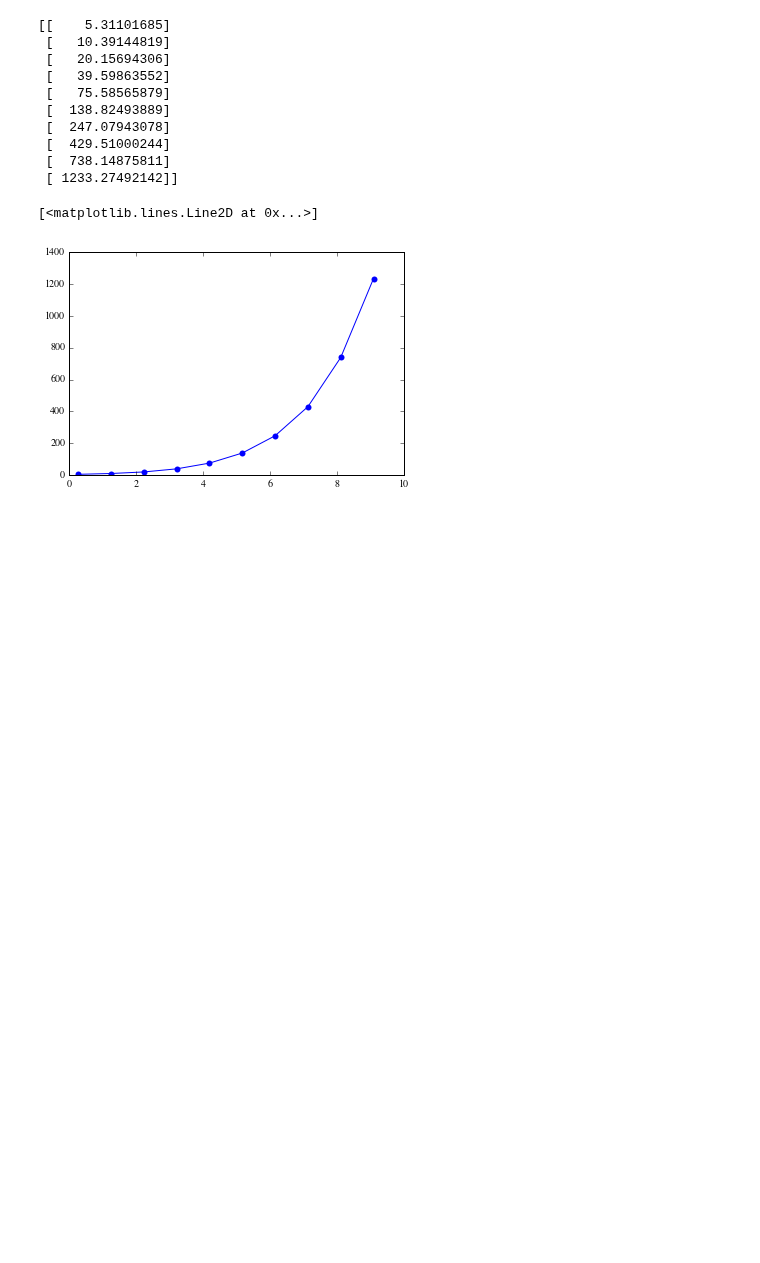
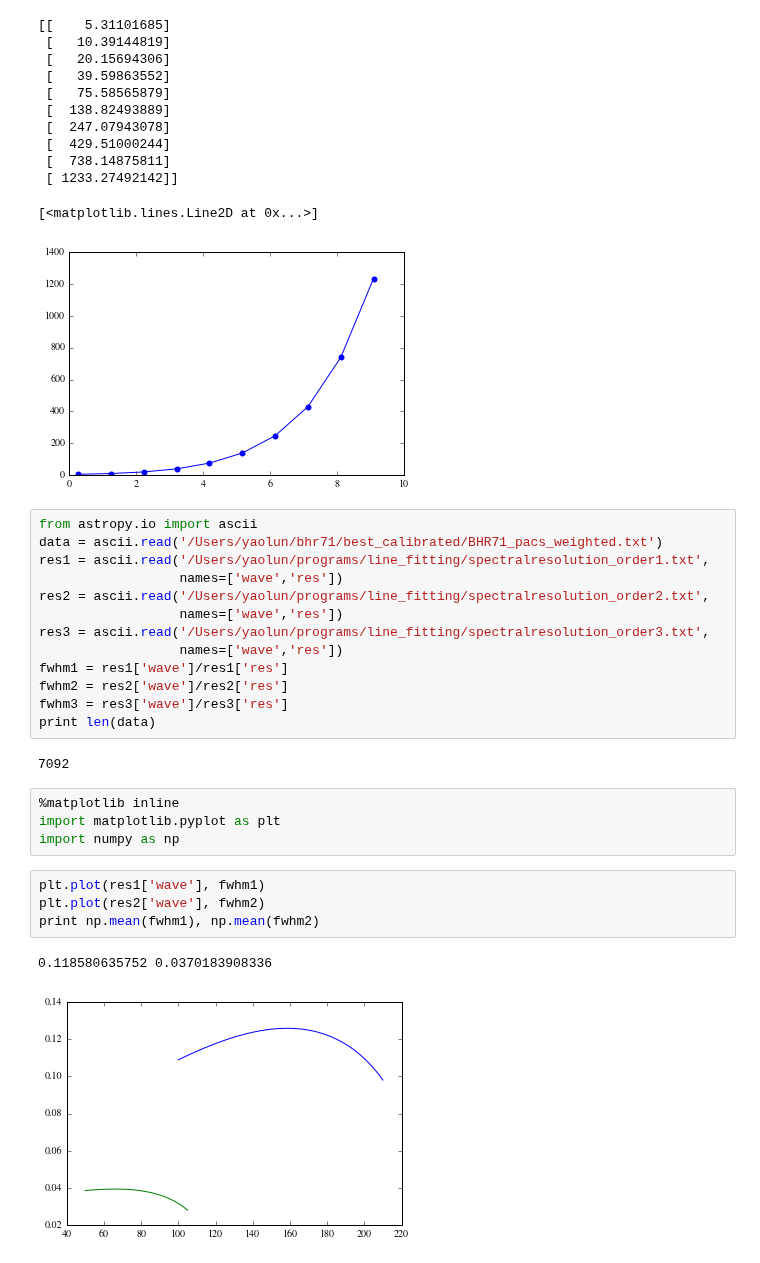
Before and after one commit to yaolun/misc, a Jupyter notebook: test.ipynb, the cells around one changed output. Saved outputs shown, nothing was run; the diff lists cells and outputs as text; blank space fills up the shorter version.

```diff
--- a/test.ipynb
+++ b/test.ipynb
@@ -338,3 +338,29 @@ plt.plot(aper, sed.val, 'o-', mec='None')
  [ 1233.27492142]]
 [<matplotlib.lines.Line2D at 0x...>]
 [figure]
+# %%
+from astropy.io import ascii
+data = ascii.read('/Users/yaolun/bhr71/best_calibrated/BHR71_pacs_weighted.txt')
+res1 = ascii.read('/Users/yaolun/programs/line_fitting/spectralresolution_order1.txt',
+                  names=['wave','res'])
+res2 = ascii.read('/Users/yaolun/programs/line_fitting/spectralresolution_order2.txt',
+                  names=['wave','res'])
+res3 = ascii.read('/Users/yaolun/programs/line_fitting/spectralresolution_order3.txt',
+                  names=['wave','res'])
+fwhm1 = res1['wave']/res1['res']
+fwhm2 = res2['wave']/res2['res']
+fwhm3 = res3['wave']/res3['res']
+print len(data)
+# %% [output]
+7092
+# %%
+%matplotlib inline
+import matplotlib.pyplot as plt
+import numpy as np
+# %%
+plt.plot(res1['wave'], fwhm1)
+plt.plot(res2['wave'], fwhm2)
+print np.mean(fwhm1), np.mean(fwhm2)
+# %% [output]
+0.118580635752 0.0370183908336
+[figure, added]
```
Also changed, not shown: parts of 3 cells of this notebook, 3 other files.
